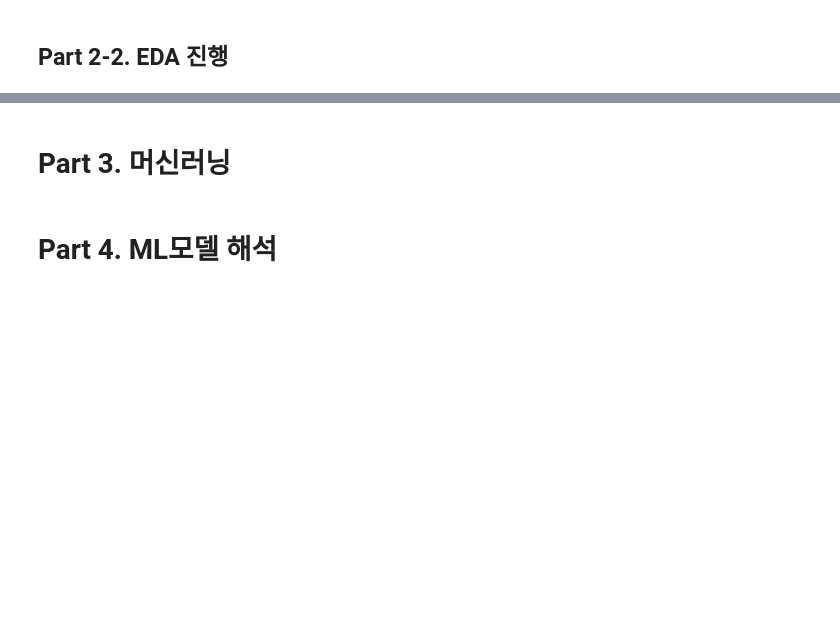
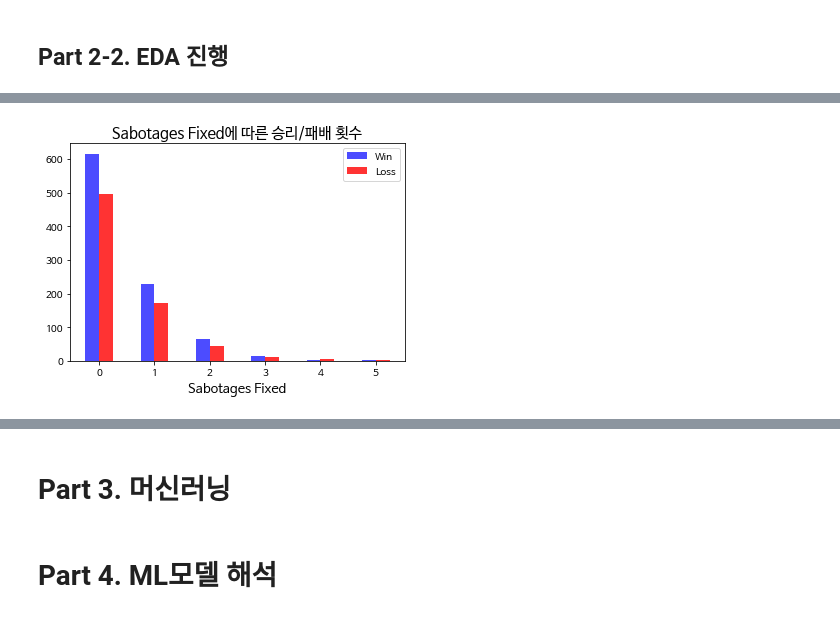
Before and after one commit to donghwi2022/ds-section2-project, a Jupyter notebook: section2_project.ipynb, the cells around one changed output, grey strips where cells are left out. Cells and saved outputs as stored; diff of their text form; code cells hidden in the pictures; blank space fills up the shorter version.

```diff
--- a/section2_project.ipynb
+++ b/section2_project.ipynb
@@ -157,0 +224,18 @@ int(a.split('m')[0]) * 60 + int(a.split('m')[1][:3])
+# %%
+# 특성에 따라 승리, 패배 횟수 barplot을 그리는 함수 작성
+def feature_outcome(df, target, rvs) :
+    bar_width = 0.25
+    target_list = sorted(df[target].unique(), reverse = rvs)
+    index = np.arange(len(target_list))
+    for i in index :
+        plt.bar(i, df_crew[df_crew[target] == target_list[i]]['Outcome'].value_counts()['Win'], bar_width, alpha=0.7, color='blue')
+        plt.bar(i + bar_width, df_crew[df_crew[target] == target_list[i]]['Outcome'].value_counts()['Loss'], bar_width, alpha=0.8, color='red')
+    plt.xticks(np.arange(bar_width/2, len(target_list) + bar_width/2, 1), target_list)
+    plt.xlabel(target, size = 13)
+    plt.title(target + '에 따른 승리/패배 횟수', fontsize = 15)
+    plt.legend(('Win', 'Loss'), bbox_to_anchor = (1, 1))
+    plt.show()
+# %%
+feature_outcome(df_crew, 'Sabotages Fixed', False)
+# %% [output]
+[figure, added]
```
Also changed, not shown: parts of 12 cells of this notebook.
